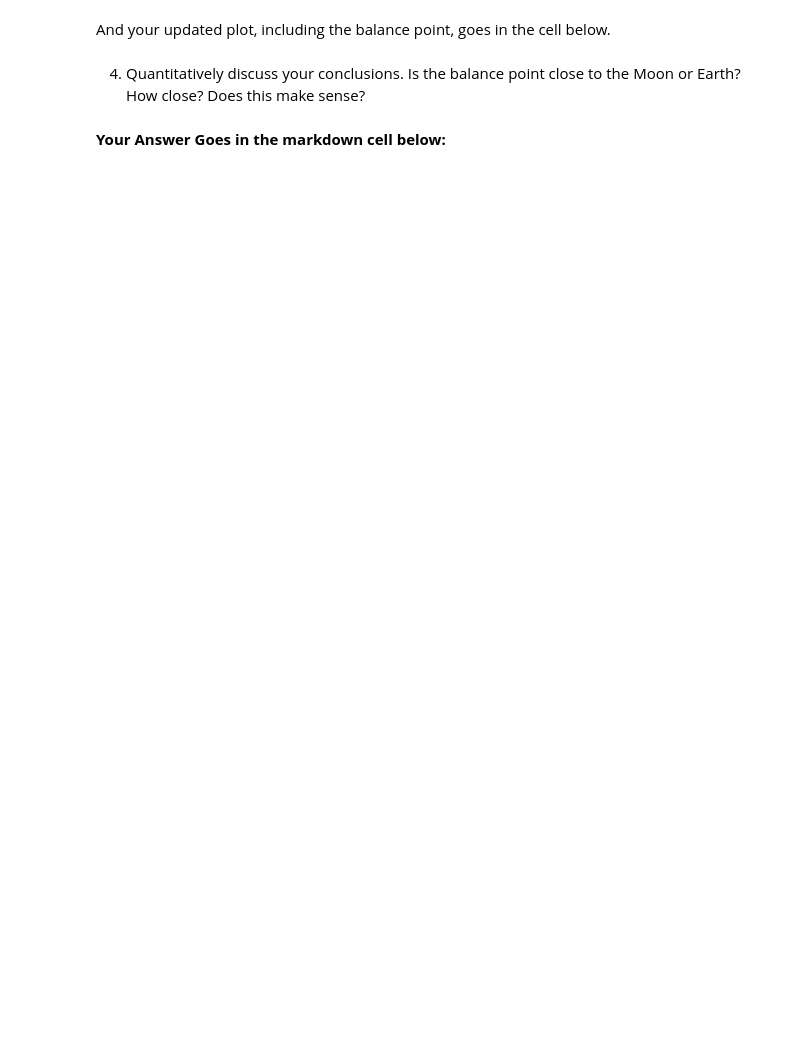
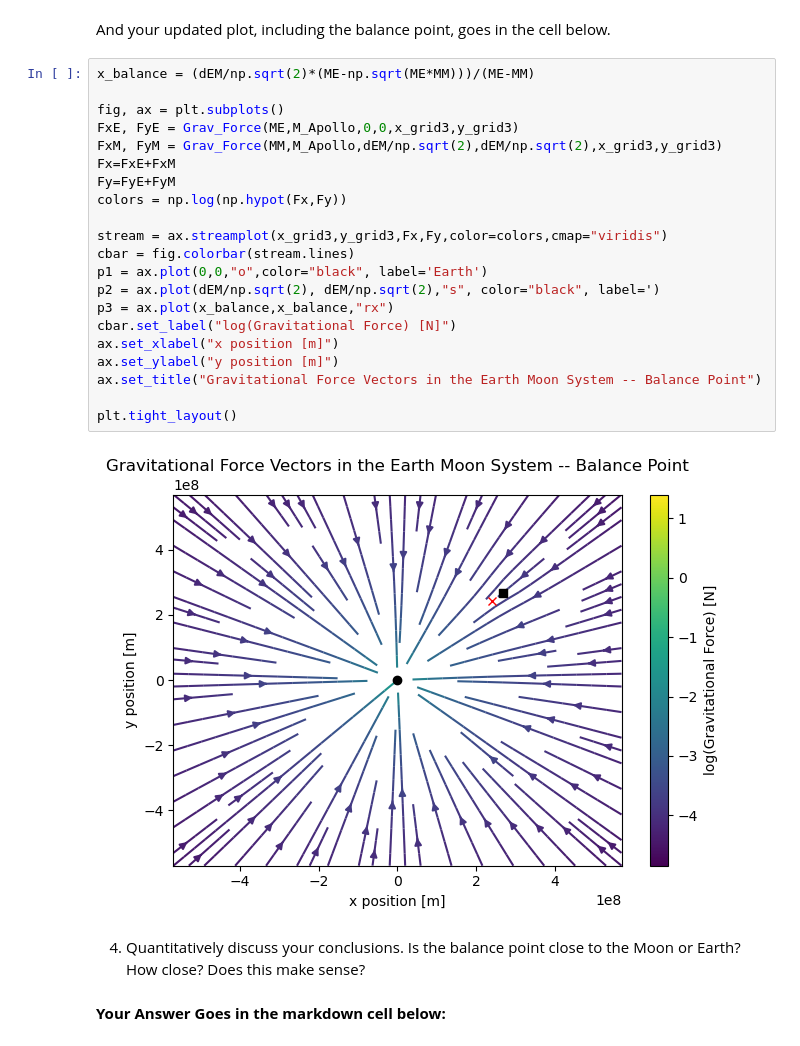
Before and after one commit to danyavur/PHYS265-spring26, a Jupyter notebook: Lab1/lab1.ipynb, the cells around one changed output. Drawn from its saved outputs; the diff is of its cells as text; blank space fills up the shorter version.

```diff
--- a/Lab1/lab1.ipynb
+++ b/Lab1/lab1.ipynb
@@ -207,5 +254,28 @@ Add a legend.
 # %% [markdown]
 And your updated plot, including the balance point, goes in the cell below.
+# %%
+x_balance = (dEM/np.sqrt(2)*(ME-np.sqrt(ME*MM)))/(ME-MM)
+
+fig, ax = plt.subplots()
+FxE, FyE = Grav_Force(ME,M_Apollo,0,0,x_grid3,y_grid3)
+FxM, FyM = Grav_Force(MM,M_Apollo,dEM/np.sqrt(2),dEM/np.sqrt(2),x_grid3,y_grid3)
+Fx=FxE+FxM
+Fy=FyE+FyM
+colors = np.log(np.hypot(Fx,Fy))
+
+stream = ax.streamplot(x_grid3,y_grid3,Fx,Fy,color=colors,cmap="viridis")
+cbar = fig.colorbar(stream.lines)
+p1 = ax.plot(0,0,"o",color="black", label='Earth')
+p2 = ax.plot(dEM/np.sqrt(2), dEM/np.sqrt(2),"s", color="black", label=')
+p3 = ax.plot(x_balance,x_balance,"rx")
+cbar.set_label("log(Gravitational Force) [N]")
+ax.set_xlabel("x position [m]")
+ax.set_ylabel("y position [m]")
+ax.set_title("Gravitational Force Vectors in the Earth Moon System -- Balance Point")
+
+plt.tight_layout()
+# %% [output]
+[figure, added]
 # %% [markdown]
 4. Quantitatively discuss your conclusions. Is the balance point close to the Moon or Earth? How close? Does this make sense?
 # %% [markdown]
```
Also changed, not shown: parts of 4 cells of this notebook.
